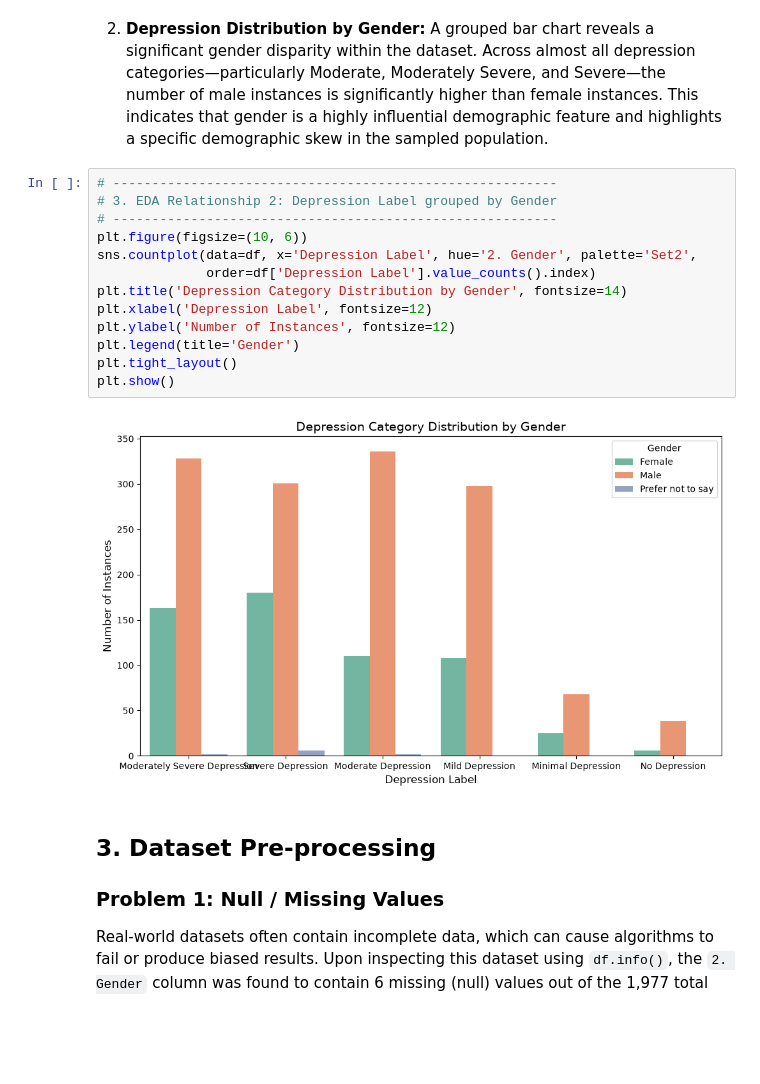
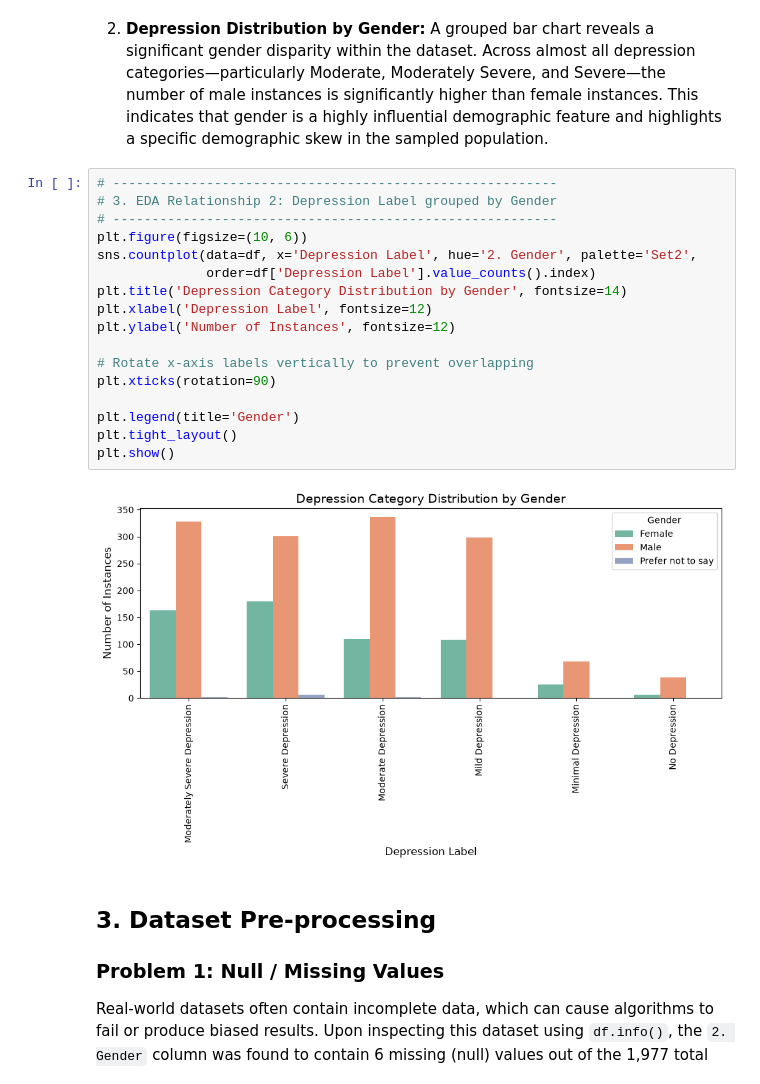
Before and after one commit to uzicodes/CS422-ML-PROJECT, a Jupyter notebook: depression_analysis.ipynb, the cells around one changed output. Saved outputs shown, nothing was run; the diff lists cells and outputs as text; blank space fills up the shorter version.

Commit message:
feat: added 'plt.xticks(rotation=90)' to rotate the x-axis labels.

```diff
--- a/depression_analysis.ipynb
+++ b/depression_analysis.ipynb
@@ -241,18 +251,22 @@ plt.show()
 # %%
 # ---------------------------------------------------------
 # 3. EDA Relationship 2: Depression Label grouped by Gender
 # ---------------------------------------------------------
 plt.figure(figsize=(10, 6))
 sns.countplot(data=df, x='Depression Label', hue='2. Gender', palette='Set2',
               order=df['Depression Label'].value_counts().index)
 plt.title('Depression Category Distribution by Gender', fontsize=14)
 plt.xlabel('Depression Label', fontsize=12)
 plt.ylabel('Number of Instances', fontsize=12)
+
+# Rotate x-axis labels vertically to prevent overlapping
+plt.xticks(rotation=90)
+
 plt.legend(title='Gender')
 plt.tight_layout()
 plt.show()
 # %% [output]
-[figure, old version]
+[figure, new version]
 # %% [markdown]
 ## 3. Dataset Pre-processing
 
```
Also changed, not shown: parts of 4 cells of this notebook.
